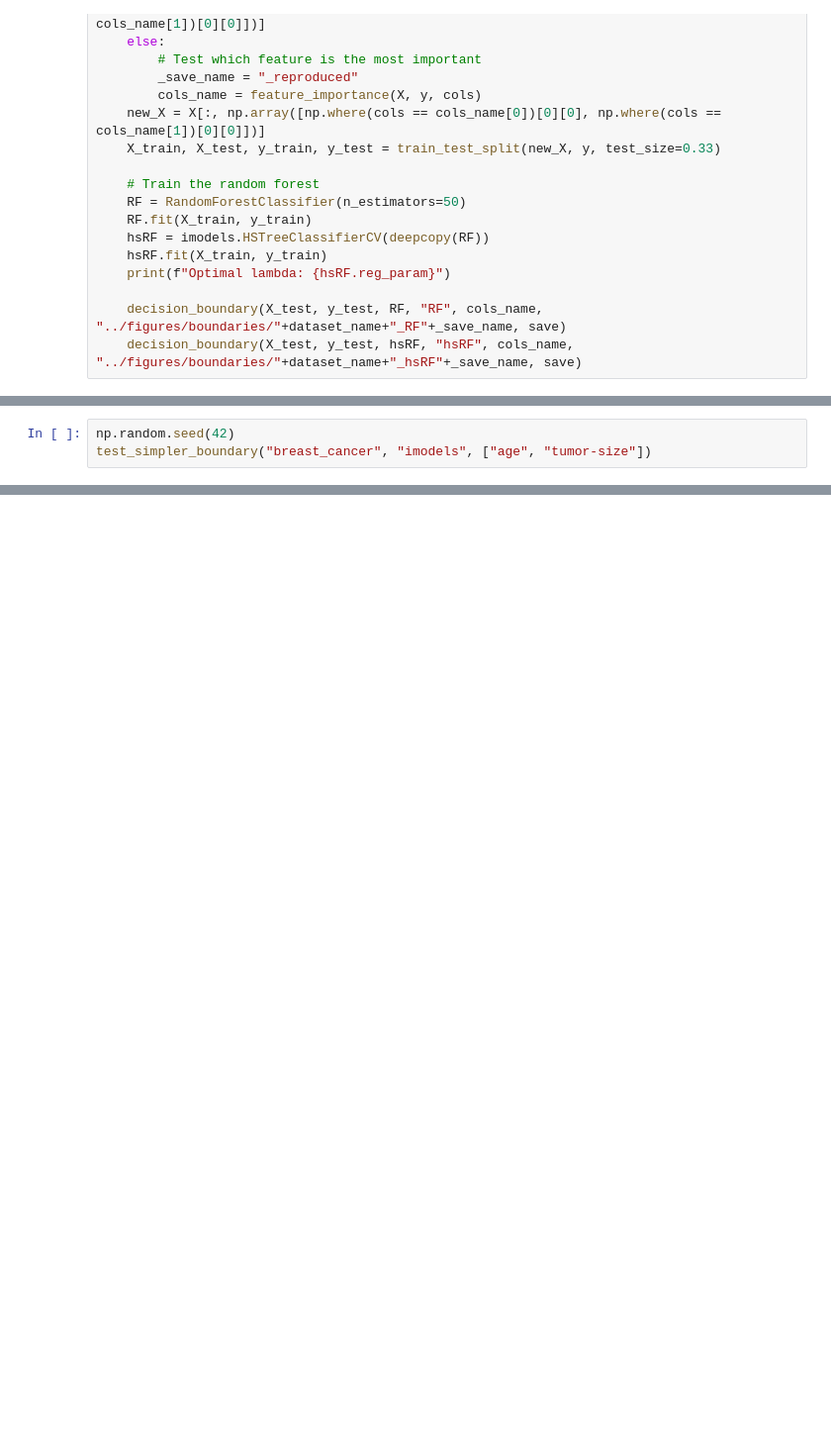
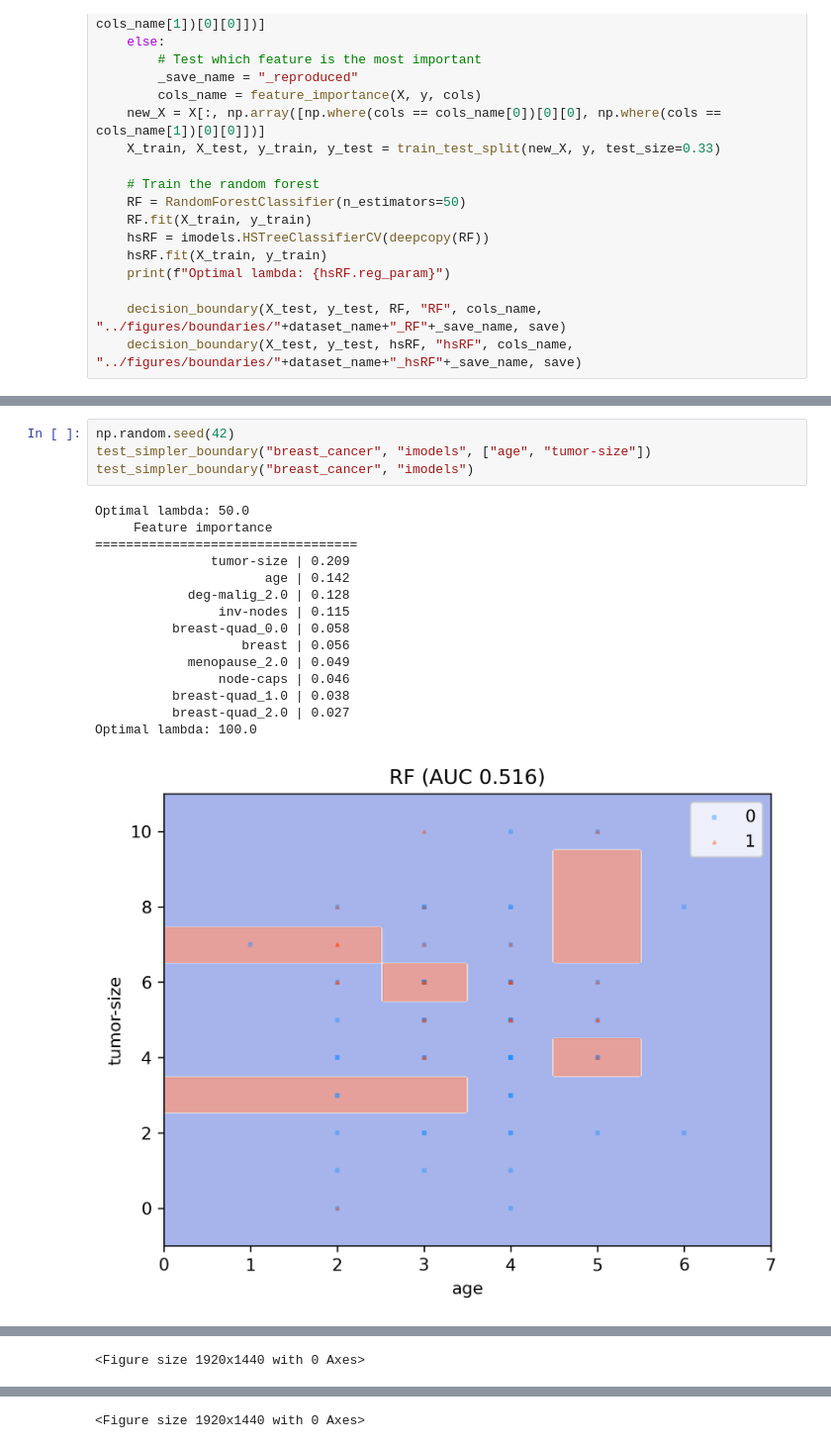
Before and after one commit to do8572/MLDS, a Jupyter notebook: src/Claim 3.1. - HS removes sampling artifacts and simplifies boundaries.ipynb, the cells around one changed output, grey strips where cells are left out. Shown at 99% size. Drawn from its saved outputs; the diff is of its cells as text; blank space fills up the shorter version.

```diff
--- a/src/Claim 3.1. - HS removes sampling artifacts and simplifies boundaries.ipynb
+++ b/src/Claim 3.1. - HS removes sampling artifacts and simplifies boundaries.ipynb
@@ -75,3 +97,20 @@ test_simpler_boundary("heart", "imodels", ["att_8", "att_10"])
 # %%
 np.random.seed(42)
 test_simpler_boundary("breast_cancer", "imodels", ["age", "tumor-size"])
+test_simpler_boundary("breast_cancer", "imodels")
+# %% [output]
+Optimal lambda: 50.0
+     Feature importance
+==================================
+               tumor-size | 0.209
+                      age | 0.142
+            deg-malig_2.0 | 0.128
+                inv-nodes | 0.115
+          breast-quad_0.0 | 0.058
+                   breast | 0.056
+            menopause_2.0 | 0.049
+                node-caps | 0.046
+          breast-quad_1.0 | 0.038
+          breast-quad_2.0 | 0.027
+Optimal lambda: 100.0
+[figure, added]
@@ -77,0 +118 @@ test_simpler_boundary("breast_cancer", "imodels", ["age", "tumor-size"])
+<Figure size 1920x1440 with 0 Axes>
@@ -77,0 +120 @@ test_simpler_boundary("breast_cancer", "imodels", ["age", "tumor-size"])
+<Figure size 1920x1440 with 0 Axes>
```
Also changed, not shown: parts of 8 cells of this notebook, 44 other files.
